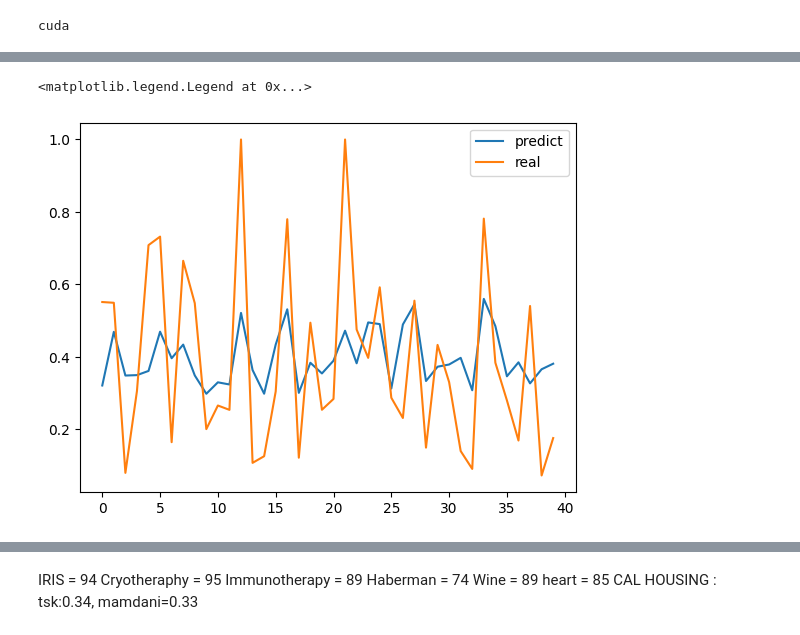
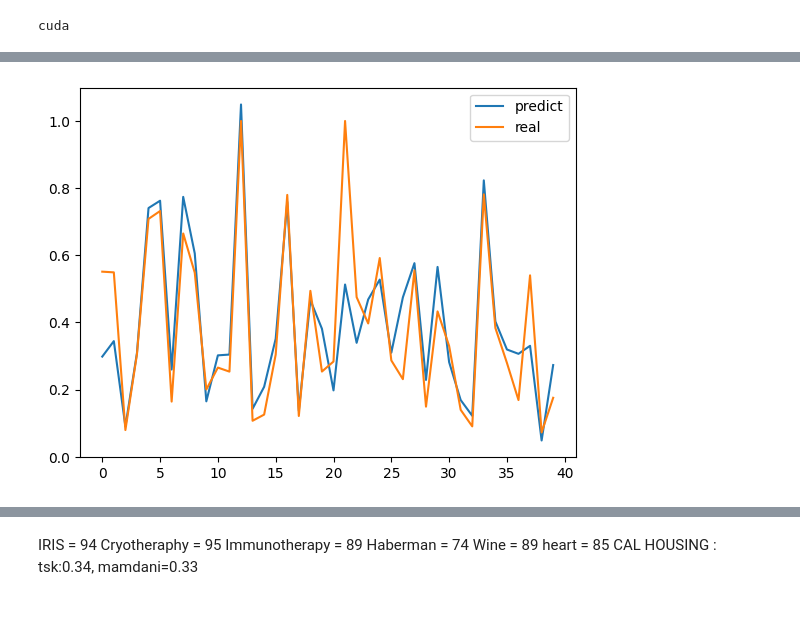
Before and after one commit to MmMahdiiii/LitAnfis, a Jupyter notebook: fq_test/test_reg.ipynb, the cells around one changed output, grey strips where cells are left out. Drawn from its saved outputs; the diff is of its cells as text; code cells hidden in the pictures.

```diff
--- a/fq_test/test_reg.ipynb
+++ b/fq_test/test_reg.ipynb
@@ -30,11 +30,11 @@ device = torch.device("cuda" if torch.cuda.is_available() else "cpu")
 # device = "cpu"
 print(device)
 test_size=0.2
-batch_size=200
+batch_size=20
 random_state=17
-num_epochs=190
-rules=3
-lr=0.001
+num_epochs=20
+rules=10
+lr=0.0001
 # %% [output]
 cuda
 # %%
@@ -147,11 +255,11 @@ tensor([[[-0.1311,  0.1085, -0.0733],
 # %%
 model.eval()
-plt.plot(np.array(model(X_test).detach().to('cpu'))[40:80])
-plt.plot(y_test.cpu()[40:80])
-plt.legend(['predict', 'real'])
+with torch.no_grad():
+    plt.plot(np.array(model(X_test).to('cpu'))[40:80])
+    plt.plot(y_test.cpu()[40:80])
+    plt.legend(['predict', 'real'])
 # %% [output]
-<matplotlib.legend.Legend at 0x...>
-[figure, old version]
+[figure, new version]
 # %%
 np.sqrt(mean_squared_error(np.array(model(X_test).detach().to('cpu')), y_test.cpu()))
 # %% [output]
```
Also changed, not shown: parts of 12 cells of this notebook, 5 other files.
